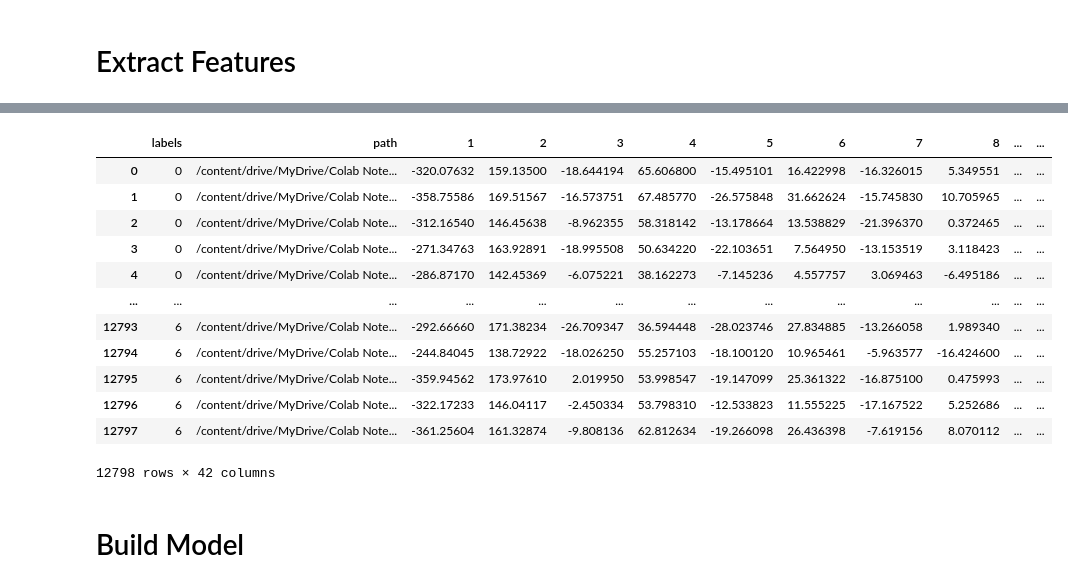
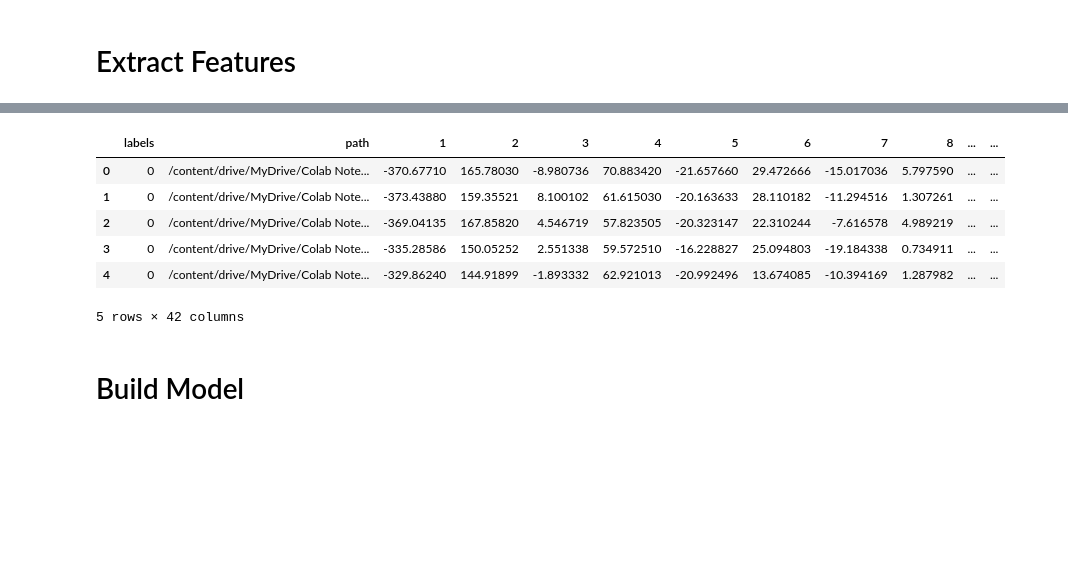
Before and after one commit to Bangkit-Academy-C22-PS198-Group/UsSpeak-MLModel, a Jupyter notebook: audioEmotionsModel.ipynb, the cells around one changed output, grey strips where cells are left out. Saved outputs shown, nothing was run; the diff lists cells and outputs as text; code cells hidden in the pictures; blank space fills up the shorter version.

```diff
--- a/audioEmotionsModel.ipynb
+++ b/audioEmotionsModel.ipynb
@@ -149,18 +142,13 @@ df_concat.head()
 # export dataframe to file .csv
 df_concat.to_csv("audio_data1.csv",index=False)
 # %%
-pd.read_csv('audio_data1.csv')
+df = pd.read_csv('audio_data1.csv')
+df.head()
 # %% [output]
 |  | labels | path | 1 | 2 | 3 | 4 | 5 | 6 | 7 | 8 | ... | ... |
-| 0 | 0 | /content/drive/MyDrive/Colab Note... | -320.07632 | 159.13500 | -18.644194 | 65.606800 | -15.495101 | 16.422998 | -16.326015 | 5.349551 | ... | ... |
-| 1 | 0 | /content/drive/MyDrive/Colab Note... | -358.75586 | 169.51567 | -16.573751 | 67.485770 | -26.575848 | 31.662624 | -15.745830 | 10.705965 | ... | ... |
-| 2 | 0 | /content/drive/MyDrive/Colab Note... | -312.16540 | 146.45638 | -8.962355 | 58.318142 | -13.178664 | 13.538829 | -21.396370 | 0.372465 | ... | ... |
-| 3 | 0 | /content/drive/MyDrive/Colab Note... | -271.34763 | 163.92891 | -18.995508 | 50.634220 | -22.103651 | 7.564950 | -13.153519 | 3.118423 | ... | ... |
-| 4 | 0 | /content/drive/MyDrive/Colab Note... | -286.87170 | 142.45369 | -6.075221 | 38.162273 | -7.145236 | 4.557757 | 3.069463 | -6.495186 | ... | ... |
-| ... | ... | ... | ... | ... | ... | ... | ... | ... | ... | ... | ... | ... |
-| 12793 | 6 | /content/drive/MyDrive/Colab Note... | -292.66660 | 171.38234 | -26.709347 | 36.594448 | -28.023746 | 27.834885 | -13.266058 | 1.989340 | ... | ... |
-| 12794 | 6 | /content/drive/MyDrive/Colab Note... | -244.84045 | 138.72922 | -18.026250 | 55.257103 | -18.100120 | 10.965461 | -5.963577 | -16.424600 | ... | ... |
-| 12795 | 6 | /content/drive/MyDrive/Colab Note... | -359.94562 | 173.97610 | 2.019950 | 53.998547 | -19.147099 | 25.361322 | -16.875100 | 0.475993 | ... | ... |
-| 12796 | 6 | /content/drive/MyDrive/Colab Note... | -322.17233 | 146.04117 | -2.450334 | 53.798310 | -12.533823 | 11.555225 | -17.167522 | 5.252686 | ... | ... |
-| 12797 | 6 | /content/drive/MyDrive/Colab Note... | -361.25604 | 161.32874 | -9.808136 | 62.812634 | -19.266098 | 26.436398 | -7.619156 | 8.070112 | ... | ... |
+| 0 | 0 | /content/drive/MyDrive/Colab Note... | -370.67710 | 165.78030 | -8.980736 | 70.883420 | -21.657660 | 29.472666 | -15.017036 | 5.797590 | ... | ... |
+| 1 | 0 | /content/drive/MyDrive/Colab Note... | -373.43880 | 159.35521 | 8.100102 | 61.615030 | -20.163633 | 28.110182 | -11.294516 | 1.307261 | ... | ... |
+| 2 | 0 | /content/drive/MyDrive/Colab Note... | -369.04135 | 167.85820 | 4.546719 | 57.823505 | -20.323147 | 22.310244 | -7.616578 | 4.989219 | ... | ... |
+| 3 | 0 | /content/drive/MyDrive/Colab Note... | -335.28586 | 150.05252 | 2.551338 | 59.572510 | -16.228827 | 25.094803 | -19.184338 | 0.734911 | ... | ... |
+| 4 | 0 | /content/drive/MyDrive/Colab Note... | -329.86240 | 144.91899 | -1.893332 | 62.921013 | -20.992496 | 13.674085 | -10.394169 | 1.287982 | ... | ... |
-12798 rows × 42 columns
+5 rows × 42 columns
```
Also changed, not shown: parts of 22 cells of this notebook.
